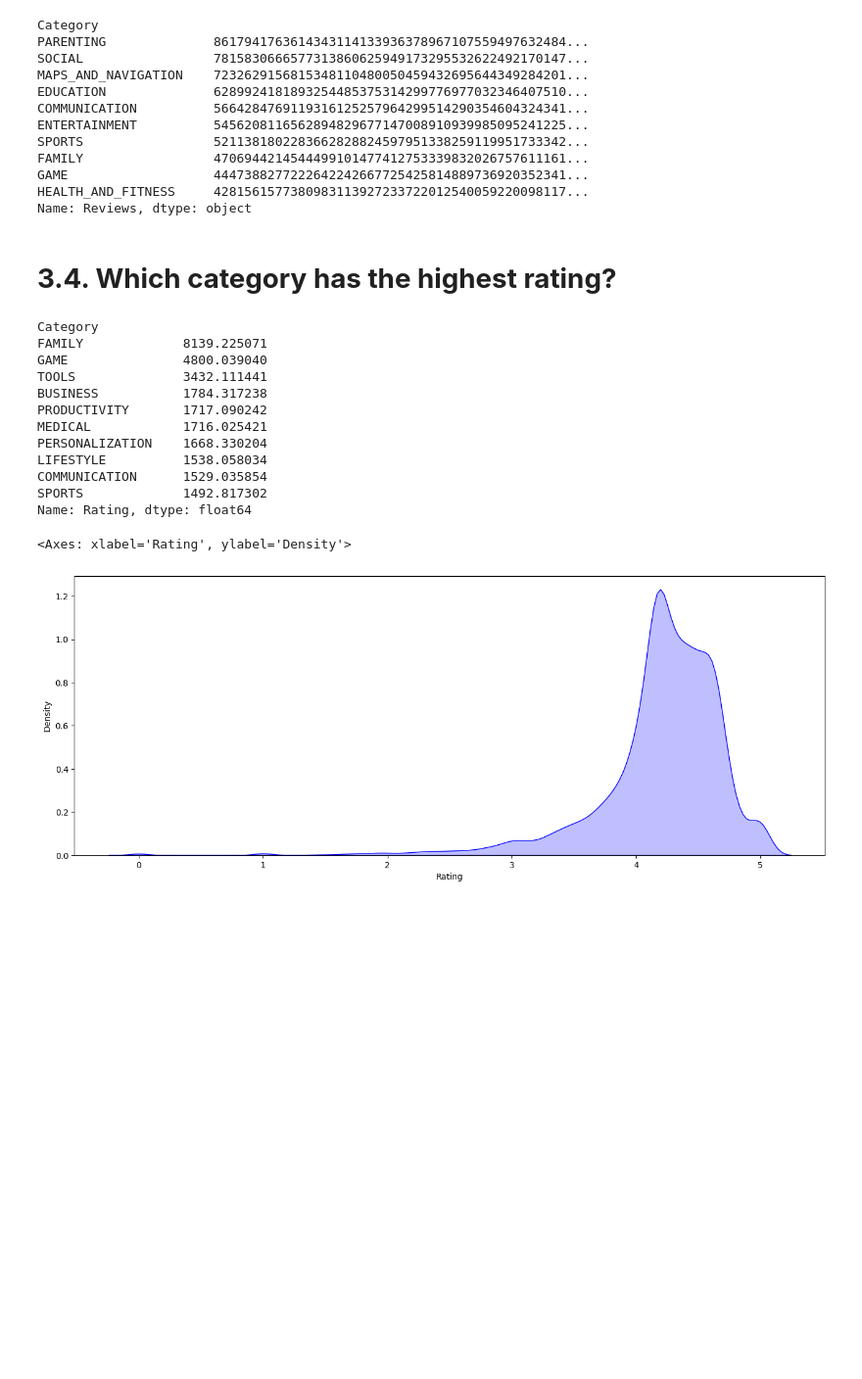
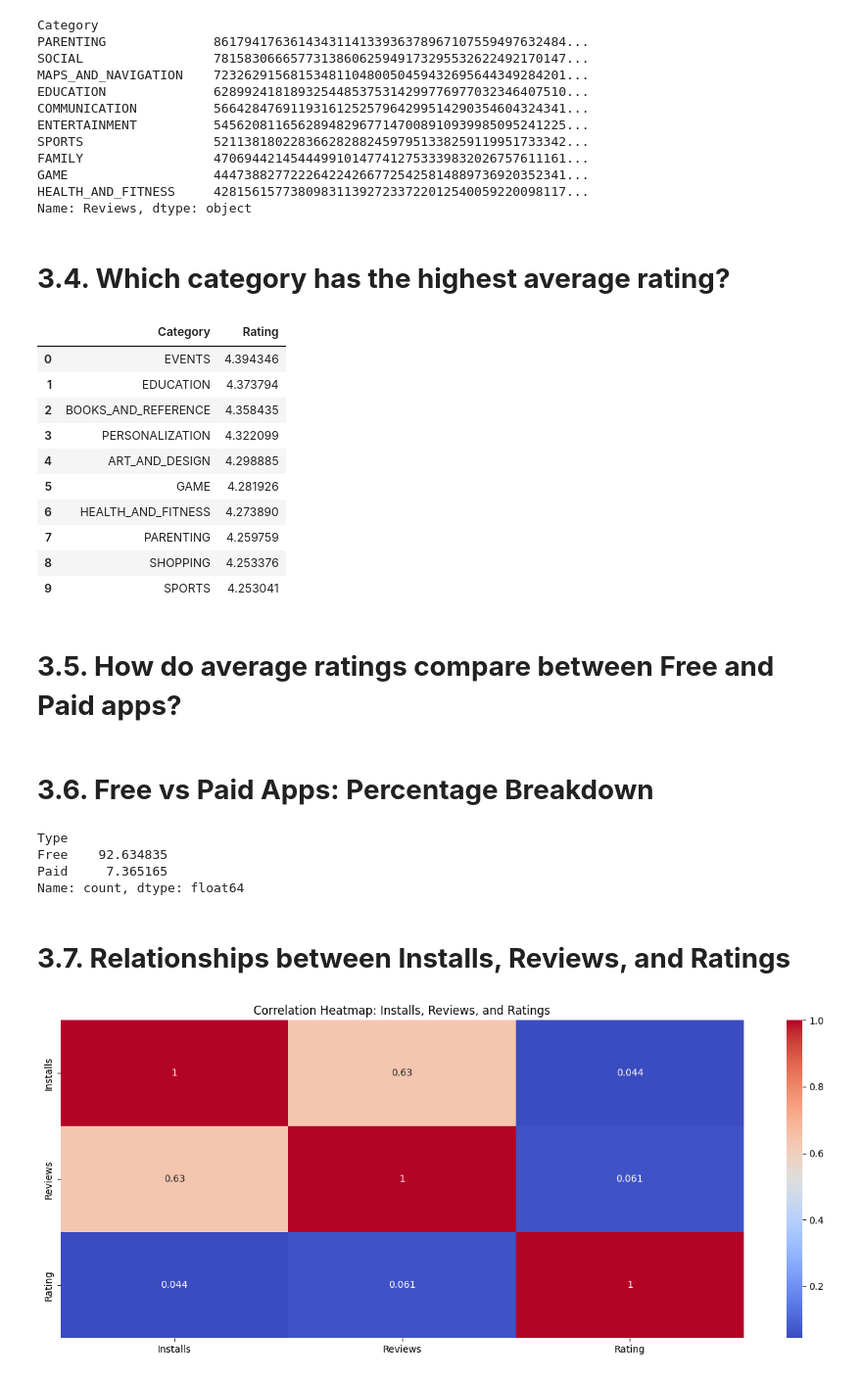
Before and after one commit to Mughees2005/EDA--Google-Play-Store-Apps, a Jupyter notebook: EDA.ipynb, the cells around one changed output. Shown: that part at 98% size. Saved outputs shown, nothing was run; the diff lists cells and outputs as text; code cells hidden in the pictures; blank space fills up the shorter version.

```diff
--- a/EDA.ipynb
+++ b/EDA.ipynb
@@ -255,7 +276,7 @@ array([     10000,     500000,    5000000,   50000000,     100000,
 # %%
 # making a new column called 'Installs_category' which will have the category of the installs
 bins = [-1, 0, 10, 1000, 10000, 100000, 1000000, 10000000, 10000000000]
-labels = ['no', 'Very low', 'Low', 'Moderate', 'More than moderate', 'High', 'Very High', 'Top Notch']
+labels = ['Zero Installs', 'Very low', 'Low', 'Moderate', 'More than moderate', 'High', 'Very High', 'Top Notch']
 df['Install_category'] = pd.cut(df['Installs'], bins=bins, labels=labels)
 # %%
 df['Install_category'].value_counts()
@@ -599,26 +669,21 @@ GAME                   4447388277222642242667725425814889736920352341...
 HEALTH_AND_FITNESS     4281561577380983113927233722012540059220098117...
 Name: Reviews, dtype: object
 # %% [markdown]
-# **3.4. Which category has the highest rating?**
+# **3.4. Which category has the highest average rating?**
 # %%
-df.groupby('Category')['Rating'].sum().sort_values(ascending=False).head(10)
+avg_rating = df.groupby('Category')['Rating'].mean().sort_values(ascending=False).head(10).reset_index()
+avg_rating
 # %% [output]
-Category
-FAMILY             8139.225071
-GAME               4800.039040
-TOOLS              3432.111441
-BUSINESS           1784.317238
-PRODUCTIVITY       1717.090242
-MEDICAL            1716.025421
-PERSONALIZATION    1668.330204
-LIFESTYLE          1538.058034
-COMMUNICATION      1529.035854
-SPORTS             1492.817302
-Name: Rating, dtype: float64
+|  | Category | Rating |
+| 0 | EVENTS | 4.394346 |
+| 1 | EDUCATION | 4.373794 |
+| 2 | BOOKS_AND_REFERENCE | 4.358435 |
+| 3 | PERSONALIZATION | 4.322099 |
+| 4 | ART_AND_DESIGN | 4.298885 |
+| 5 | GAME | 4.281926 |
+| 6 | HEALTH_AND_FITNESS | 4.273890 |
+| 7 | PARENTING | 4.259759 |
+| 8 | SHOPPING | 4.253376 |
+| 9 | SPORTS | 4.253041 |
-# %%
-# plot the rating distribution
-plt.figure(figsize=(16, 6))
-sns.kdeplot(df['Rating'], color='blue', shade= True)
-# %% [output]
-<Axes: xlabel='Rating', ylabel='Density'>
-[figure, removed]
+# %% [markdown]
+# **3.5. How do average ratings compare between Free and Paid apps?**
@@ -624,0 +705,18 @@ sns.kdeplot(df['Rating'], color='blue', shade= True)
+# %% [markdown]
+# **3.6. Free vs Paid Apps: Percentage Breakdown**
+# %%
+(df['Type'].value_counts() / len(df)) * 100
+# %% [output]
+Type
+Free    92.634835
+Paid     7.365165
+Name: count, dtype: float64
+# %% [markdown]
+# **3.7. Relationships between Installs, Reviews, and Ratings**
+# %%
+plt.figure(figsize=(16, 6))
+sns.heatmap(df[['Installs', 'Reviews', 'Rating']].corr(), annot=True, cmap='coolwarm')
+plt.title('Correlation Heatmap: Installs, Reviews, and Ratings')
+plt.show()
+# %% [output]
+[figure, added]
```
Also changed, not shown: parts of 8 cells of this notebook.
